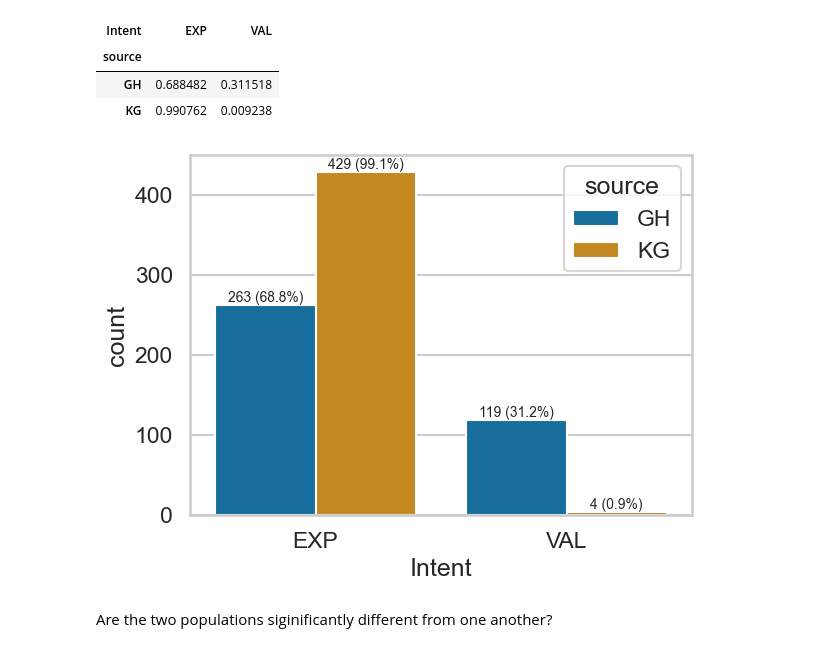
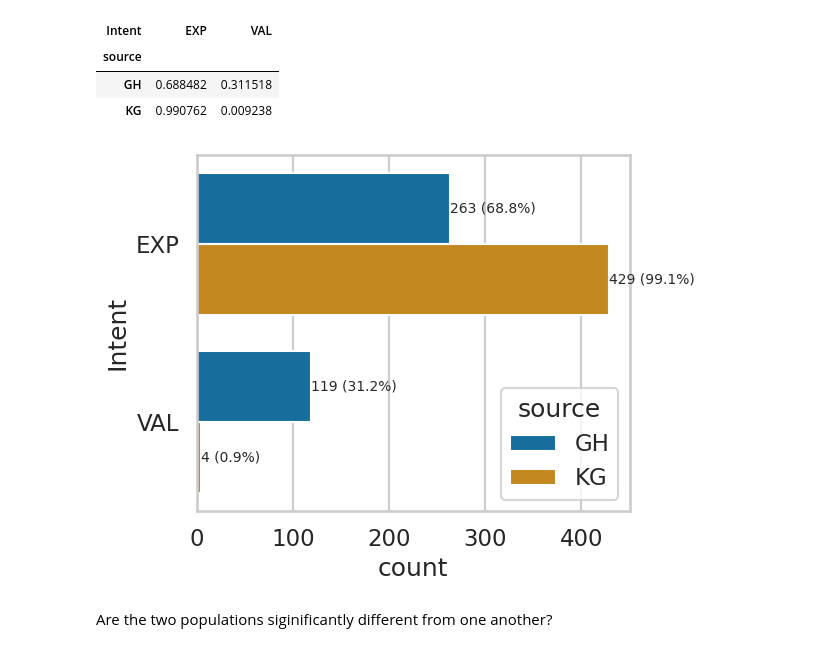
Before and after one commit to arumoy-shome/shome2023notebook, a Jupyter notebook: notebooks/results.ipynb, the cells around one changed output. Cells and saved outputs as stored; diff of their text form; code cells hidden in the pictures.

```diff
--- a/notebooks/results.ipynb
+++ b/notebooks/results.ipynb
@@ -99,15 +110,15 @@ pct
 # %%
 ax = sns.countplot(
     data=data,
-    x='Intent',
+    y='Intent',
     order=data["Intent"].value_counts().index,
-    hue='source'
+    hue='source',
 )
-annot_count_with_percent(ax)
+annot_count_with_percent(ax, orient='h')
 ax.get_figure().tight_layout()
 ax.get_figure().savefig("report/distribution-intent.pdf")
 # %% [output]
-[figure, old version]
+[figure, new version]
 # %% [markdown]
 Are the two populations siginificantly different from one another?
 # %%
```
Also changed, not shown: parts of 44 cells of this notebook, 6 other files.
